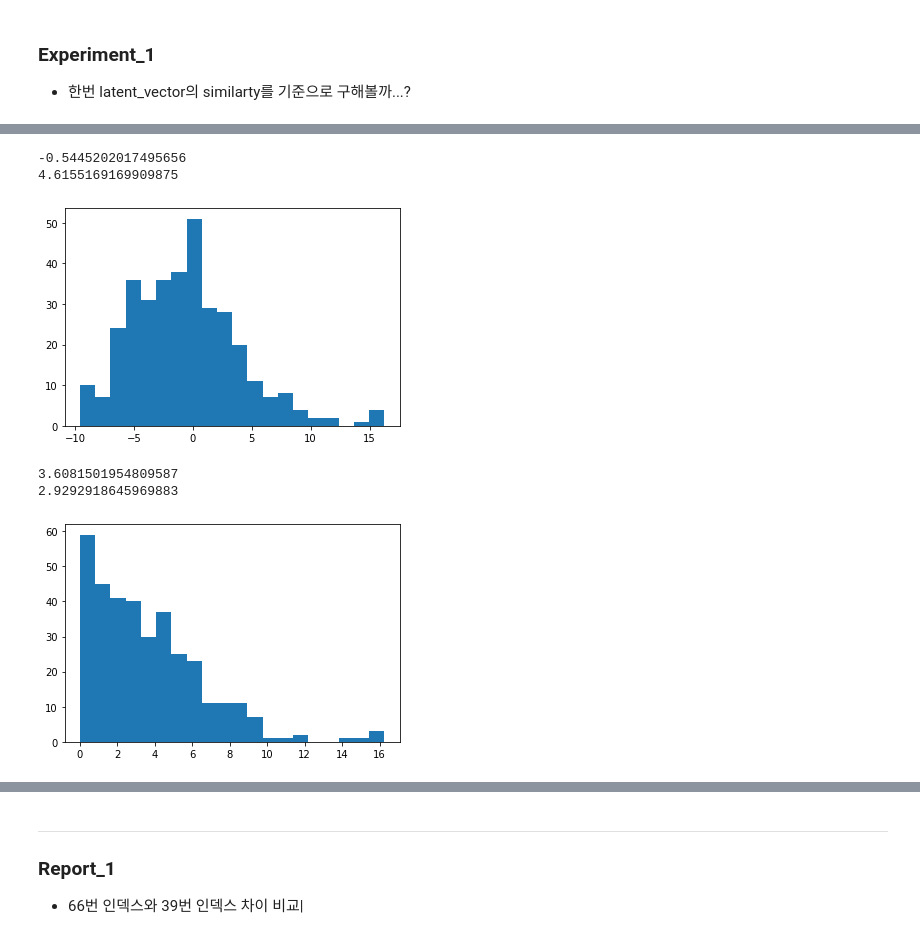
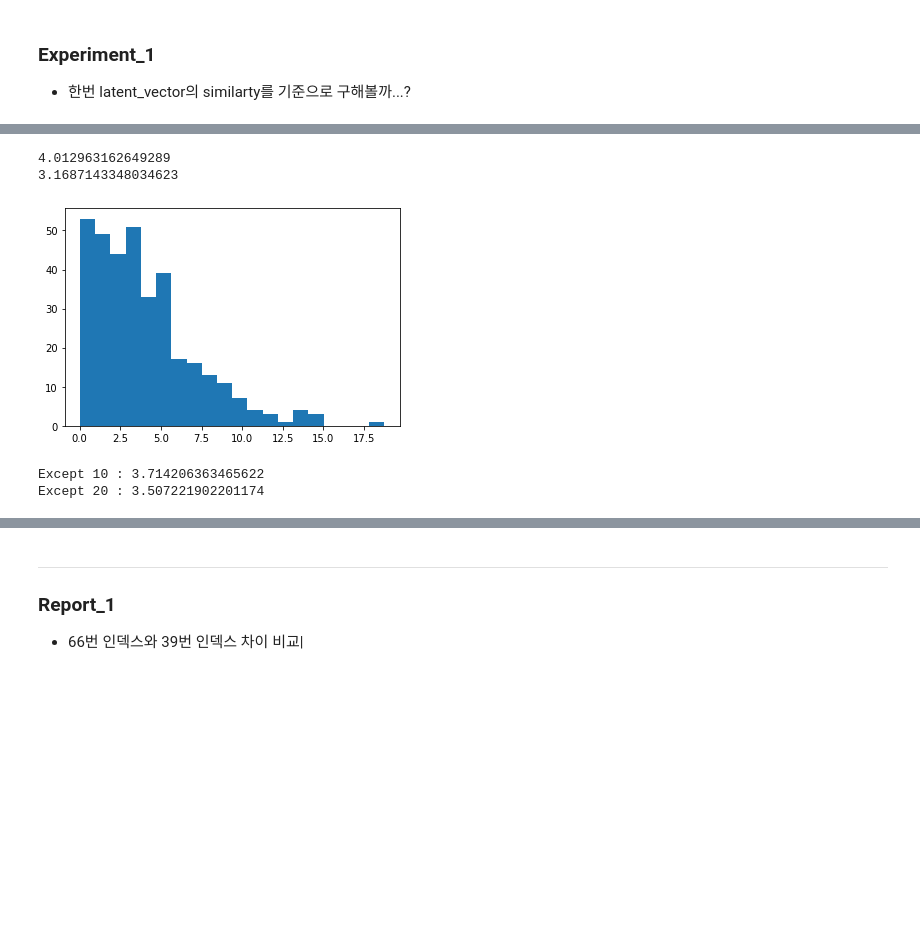
Before and after one commit to February24-Lee/PyTorch-VAE, a Jupyter notebook: _Analysis_VAE_latent_vector_analysis_with_windspeed_RGB.ipynb, the cells around one changed output, grey strips where cells are left out. Cells and saved outputs as stored; diff of their text form; code cells hidden in the pictures; blank space fills up the shorter version.

```diff
--- a/_Analysis_VAE_latent_vector_analysis_with_windspeed_RGB.ipynb
+++ b/_Analysis_VAE_latent_vector_analysis_with_windspeed_RGB.ipynb
@@ -24,7 +24,7 @@ from src import *
 # %%
 # Wind data load
 
-with open('data/_Main_dataset.pickle', 'rb') as f:
+with open('../../Share_Data/windspeed/_Main_dataset.pickle', 'rb') as f:
     windspeed_dataset = pickle.load(f)
 
 station_list = list(windspeed_dataset.keys())
@@ -35,7 +35,7 @@ windspeed_list = np.array(windspeed_list)
 # %%
 # load config
 config_path = 'configs/betatc_vae_sate.yaml'
-checkpoint_path = 'logs/BetaTCVAE_RGB/6e96a0d66be943d385b7f5d3e21d55bd/epoch=999.ckpt'
+checkpoint_path = '../../Share_Data/logs/BetaTCVAE_RGB/6e96a0d66be943d385b7f5d3e21d55bd/epoch=999.ckpt'
 
 with open(config_path, 'rb') as f:
     config = yaml.safe_load(f)
@@ -165,7 +263,7 @@ plt.show()
 ### Experiment_1
 * 한번 latent_vector의 similarty를 기준으로 구해볼까...?
 # %%
-num_K = 15
+num_K = 5
 cov_np = cov.detach().numpy()
 similar_list = []
 result = []
@@ -200,21 +369,37 @@ for i_index, (to_code, to_dic) in enumerate(windspeed_dataset.items()):
 # %%
-# --- k = 15
+# --- k = 5!
 # --- Not distance Weight
+# --- Just Mean
 
-plt.hist(windspeed_list-result, bins=20)
-print(np.mean(windspeed_list-result))
-print(np.std(windspeed_list-result))
+#plt.hist(windspeed_list-result, bins=20)
+#print(np.mean(windspeed_list-result))
+#print(np.std(windspeed_list-result))
+#plt.show()
+
+data = np.abs(windspeed_list-result)
+
+plt.hist(data, bins=20)
+print(np.mean(data))
+print(np.std(data))
 plt.show()
 
-plt.hist(np.abs(windspeed_list-result), bins=20)
-print(np.mean(np.abs(windspeed_list-result)))
-print(np.std(np.abs(windspeed_list-result)))
-plt.show()
+# Except 10
+N = 10
+_test = data
+for _ in range(N):
+    _test = np.delete(_test, np.where(_test==max(_test))[0])
+print('Except 10 : {}'.format(np.mean(_test)))
+
+# Except 20
+N = 20
+_test = data
+for _ in range(N):
+    _test = np.delete(_test, np.where(_test==max(_test))[0])
+print('Except 20 : {}'.format(np.mean(_test)))
 # %% [output]
--0.5445202017495656
-4.6155169169909875
+4.012963162649289
+3.1687143348034623
-[figure, old version]
+[figure, new version]
-3.6081501954809587
-2.9292918645969883
+Except 10 : 3.714206363465622
+Except 20 : 3.507221902201174
-[figure, removed]
 # %%
```
Also changed, not shown: parts of 17 cells of this notebook, 17 other files.
